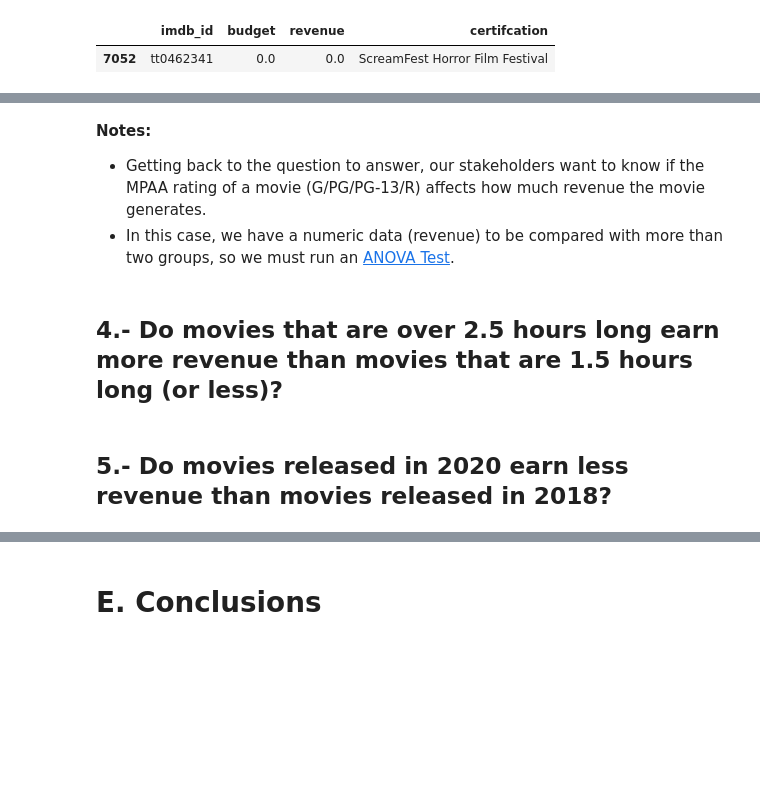
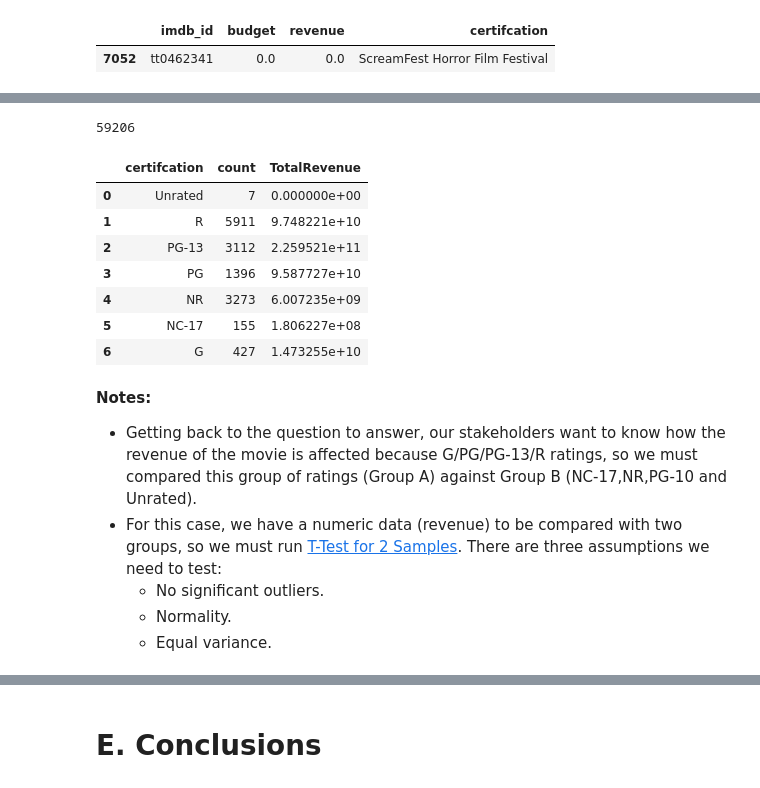
Before and after one commit to edleafvirtual/Project-3-IMDb-Successful-movie, a Jupyter notebook: Part E - A-B Testing.ipynb, the cells around one changed output, grey strips where cells are left out. Cells and saved outputs as stored; diff of their text form; code cells hidden in the pictures; blank space fills up the shorter version.

```diff
--- a/Part E - A-B Testing.ipynb
+++ b/Part E - A-B Testing.ipynb
@@ -175,4 +276,27 @@ Name: certifcation, dtype: int64
+# %%
+# Convert updated 'tmbd' to a sql table.
+tmbd_df.to_sql('tmbd', engine, if_exists = 'replace')
+# %% [output]
+59206
+# %%
+# Count the values per certification.
+q = '''
+'''
+certification_count = pd.read_sql(q, engine)
+certification_count
+# %% [output]
+|  | certifcation | count | TotalRevenue |
+| 0 | Unrated | 7 | 0.000000e+00 |
+| 1 | R | 5911 | 9.748221e+10 |
+| 2 | PG-13 | 3112 | 2.259521e+11 |
+| 3 | PG | 1396 | 9.587727e+10 |
+| 4 | NR | 3273 | 6.007235e+09 |
+| 5 | NC-17 | 155 | 1.806227e+08 |
+| 6 | G | 427 | 1.473255e+10 |
 # %% [markdown]
 **Notes:**
-- Getting back to the question to answer, our stakeholders want to know if the MPAA rating of a movie (G/PG/PG-13/R) affects how much revenue the movie generates.
-- In this case, we have a numeric data (revenue) to be compared with more than two groups, so we must run an [ANOVA Test](https://statistics.laerd.com/spss-tutorials/one-way-anova-using-spss-statistics.php).
+- Getting back to the question to answer, our stakeholders want to know how the revenue of the movie is affected because G/PG/PG-13/R ratings, so we must compared this group of ratings (Group A) against Group B (NC-17,NR,PG-10 and Unrated).
+- For this case, we have a numeric data (revenue) to be compared with  two groups, so we must run [T-Test for 2 Samples](https://statistics.laerd.com/statistical-guides/independent-t-test-statistical-guide.php). There are three assumptions we need to test:
+    - No significant outliers.
+    - Normality.
+    - Equal variance.
@@ -181,2 +302,0 @@ Name: certifcation, dtype: int64
-# %% [markdown]
-## 4.- Do movies that are over 2.5 hours long earn more revenue than movies that are 1.5 hours long (or less)?
@@ -185,2 +302,0 @@ Name: certifcation, dtype: int64
-# %% [markdown]
-## 5.- Do movies released in 2020 earn less revenue than movies released in 2018?
```
Also changed, not shown: parts of 42 cells of this notebook, 6 other files.
